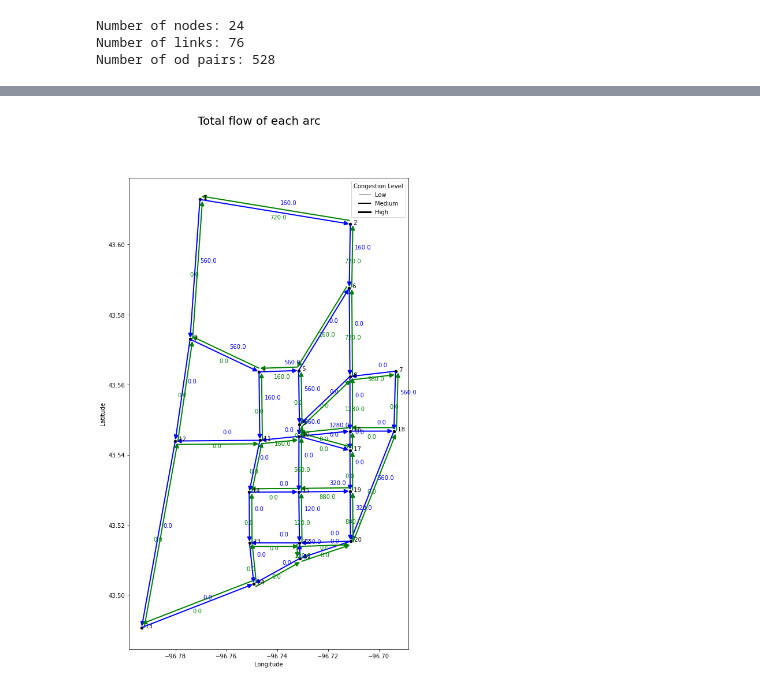
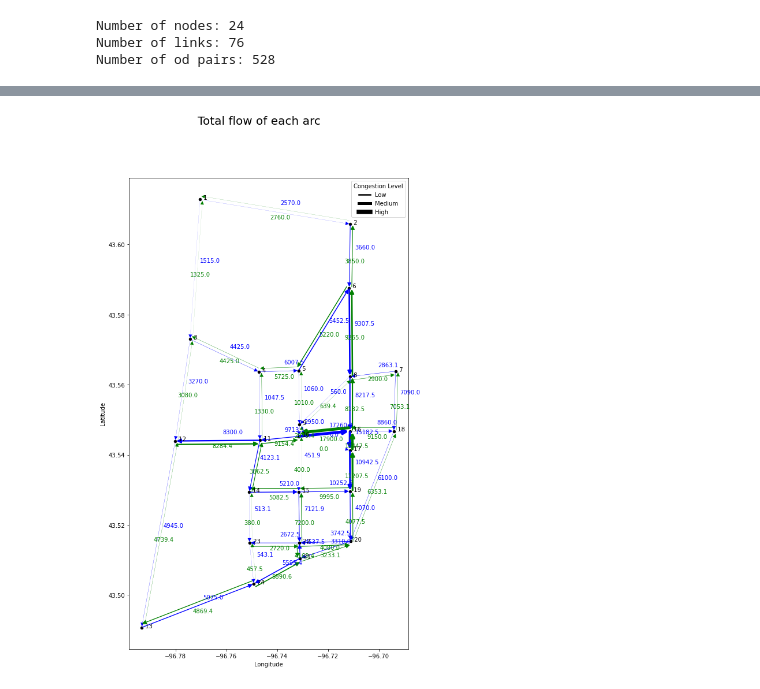
Before and after one commit to youngseo-Kim/MoD_pricing, a Jupyter notebook: src/analyze_result.ipynb, the cells around one changed output, grey strips where cells are left out. Saved outputs shown, nothing was run; the diff lists cells and outputs as text; code cells hidden in the pictures.

```diff
--- a/src/analyze_result.ipynb
+++ b/src/analyze_result.ipynb
@@ -26,14 +26,19 @@ fuel_cost_per_min = 0.08 # USD per min
 vot = 20 #$/hr
 p_sen = 1/vot*60 # cost to min
 Transit_ASC = -10
+
+
+n_ods = 528
+dist = 1
 alpha = 0.15
 beta = 4.0
-n_ods = 10
+transit_scenario = 2
 n_bins = 10
-mip_gap = 0.01
-transit_scenario = 2
+oper_cost = 0.08
+mip_gap = 0.05
+time_limit = 10800
 
-file_name = "alpha_{}_beta_{}_gap_{}_sampled_{}_transit_{}_bin_{}".format(alpha, beta, mip_gap, n_ods, transit_scenario, n_bins)
+file_name = "ods_{}_dist_{}_alpha_{}_beta_{}_transit_{}_bin_{}_opercost_{}_gap_{}_timelimit_{}".format(n_ods, dist, alpha, beta, transit_scenario, n_bins, oper_cost, mip_gap, time_limit)
 
 output_name = "../output/" +file_name+".txt"
 
@@ -597,3 +654,6 @@ for (a_ind, (i,j)) in enumerate(arcs):
 # maximum = max(values)
 # print(f"Minimum: {minimum}")
 # print(f"Maximum: {maximum}")
+
+# Normalize the congestion index
+normalized_congest_index = {k: ((v - min(congest_index.values())) / (max(congest_index.values()) - min(congest_index.values()))) for k, v in congest_index.items()}
@@ -651,37 +731,37 @@ def draw_plot(data, title):
         # Check if the link is bi-directional
         if (arcs[link][1], arcs[link][0]) in bidirectional_edges:
             x1, y1, x2, y2 = offset_points(point1.geometry.x, point1.geometry.y, point2.geometry.x, point2.geometry.y)
-            arrow = FancyArrowPatch((x1, y1), (x2, y2), mutation_scale=15, arrowstyle='-|>', color=arrow_color, linewidth=2*congest_index[tuple(arcs[link])])
+            arrow = FancyArrowPatch((x1, y1), (x2, y2), mutation_scale=15, arrowstyle='-|>', color=arrow_color, linewidth=5*normalized_congest_index[tuple(arcs[link])])
             ax.add_patch(arrow)
             ax.text(mid_x - 0.002, mid_y - 0.002, str(round(flow, 1)), color=text_color)
         else:
-            arrow = FancyArrowPatch((point1.geometry.x, point1.geometry.y), (point2.geometry.x, point2.geometry.y), mutation_scale=15, arrowstyle='-|>', color=arrow_color, linewidth=2*congest_index[tuple(arcs[link])])
+            arrow = FancyArrowPatch((point1.geometry.x, point1.geometry.y), (point2.geometry.x, point2.geometry.y), mutation_scale=15, arrowstyle='-|>', color=arrow_color, linewidth=5*normalized_congest_index[tuple(arcs[link])])
             ax.add_patch(arrow)
             ax.text(mid_x + 0.002, mid_y + 0.002, str(round(flow, 1)), color=text_color)
             bidirectional_edges[(arcs[link][0], arcs[link][1])] = True  # Mark this link as seen
 
     # plot points
     for x, y, label in zip(gdf['geometry'].apply(lambda p: p.x), gdf['geometry'].apply(lambda p: p.y), gdf["id"]):
         ax.text(x, y, f"  {label}")
 
     ax.set_xlabel("Longitude")
     ax.set_ylabel("Latitude")
 
     fig.suptitle("{}".format(title), fontsize=20)
     # Add text below main title and above subplots
     # fig.text(0.5, 0.05, od_demand_str+"\n"+OD_route_str, ha='center', va='center')
 
     # Add a legend for congestion levels
-    legend_lines = [Line2D([0], [0], color='black', lw=2 * width) for width in [0.5, 1.0, 1.5]]
+    legend_lines = [Line2D([0], [0], color='black', lw=5 * width) for width in [0.5, 1.0, 1.5]]
     legend_labels = ['Low', 'Medium', 'High']  # Adjust these labels as appropriate
     ax.legend(legend_lines, legend_labels, title='Congestion Level')
 
 
     plt.savefig("../figures/{}.png".format(title))
 
     plt.show()
 
 
 draw_plot(f_vars_opt, "Total flow of each arc")
 # %% [output]
-[figure, old version]
+[figure, new version]
```
Also changed, not shown: parts of 15 cells of this notebook, 1 other file.
